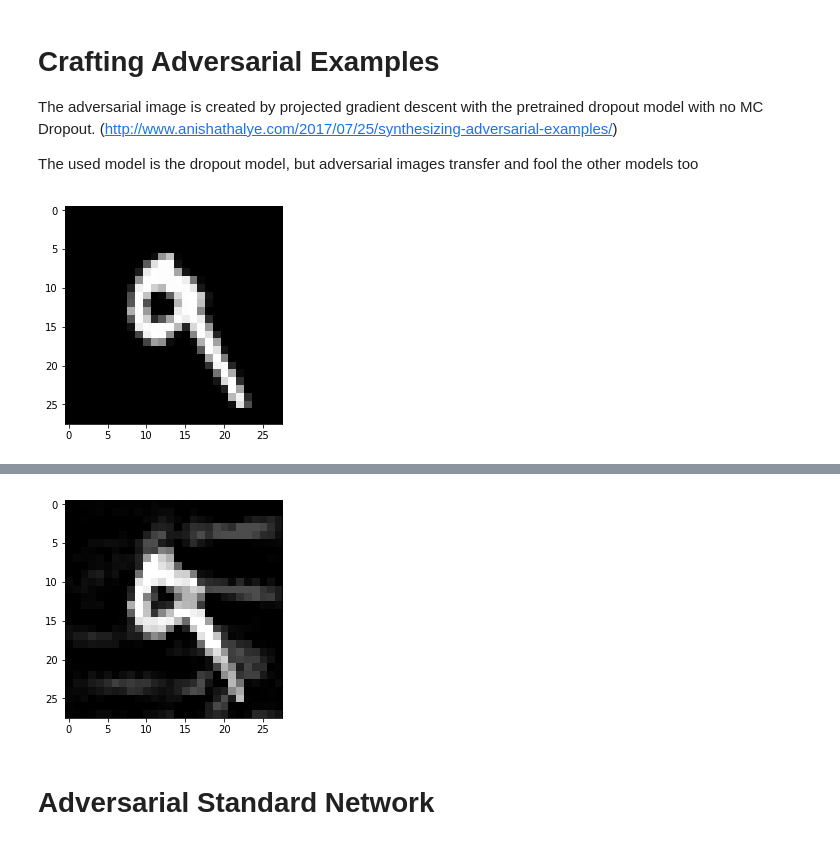
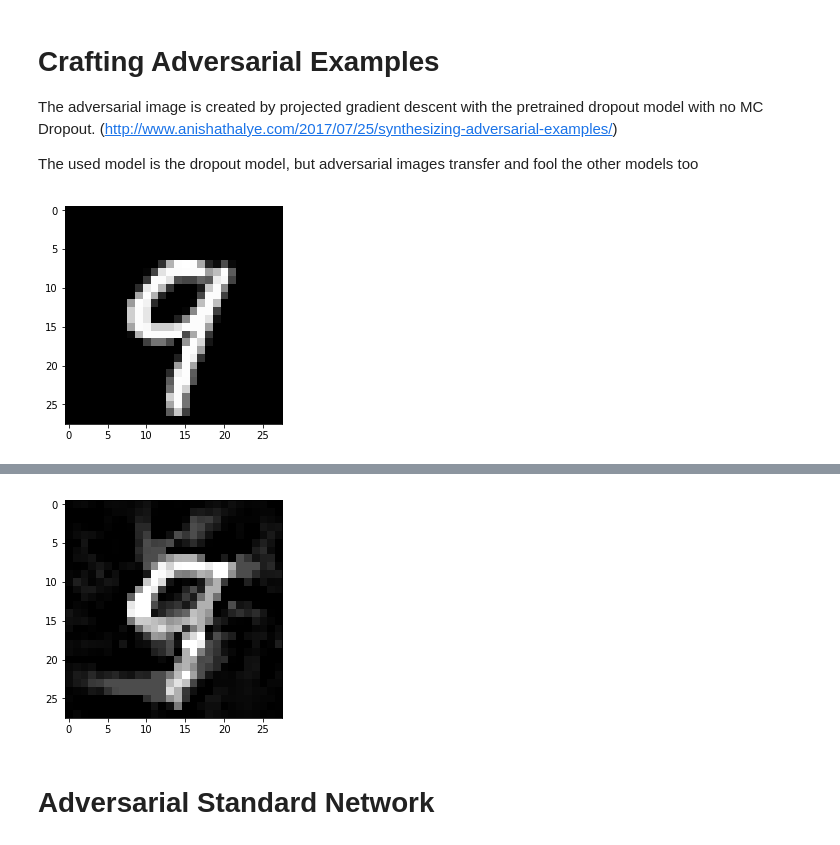
Before and after one commit to hutec/UncertaintyNN, a Jupyter notebook: notebooks/MNIST Adversarial.ipynb, the cells around one changed output, grey strips where cells are left out. Drawn from its saved outputs; the diff is of its cells as text; code cells hidden in the pictures.

```diff
--- a/notebooks/MNIST Adversarial.ipynb
+++ b/notebooks/MNIST Adversarial.ipynb
@@ -20,24 +20,6 @@ import imageio
 # %% [output]
 The autoreload extension is already loaded. To reload it, use:
   %reload_ext autoreload
-# %%
-img = mnist.test.images[1]
-#img = adv_img
-#img = uniform(size=(28, 28))
-
-show(img)
-#print(np.argmax(sess.run(props, feed_dict={x_data: img.reshape(-1, 784), dropout_rate_data: 0.5})))
-
-uncertainties = []
-ys = []
-for i in range(50):
-    ys.append(sess.run(props, feed_dict={x_data: img.reshape(-1, 784), dropout_rate_data: 0.5})[0])
-
-    uncertainties.append(sess.run(tf.square(uncertainty), feed_dict={x_data: img.reshape(-1, 784), dropout_rate_data: 0.5})[0])
-
-fig, axs = plt.subplots(1, 2, figsize=(20, 10))
-axs[0].bar(labels, np.array(ys).mean(axis=0))
-axs[1].bar(labels, np.array(uncertainties).mean(axis=0))
 # %%
 ticks = [str(x) for x in range(10)]
 
@@ -134,12 +116,12 @@ def modify_to(img, target, steps=10000):
     return adv_img
 # %%
 x_test = mnist.test.images
-img = x_test[7]  # example image to be modified
+img = x_test[12]  # example image to be modified
 show(img)
-adv_img = modify_to(img, 5, steps=10000)
+adv_img = modify_to(img, 5, steps=20000)
 imageio.imsave("adv_img.png", adv_img.reshape([28, 28]))
 imageio.imsave("img.png", img.reshape([28, 28]))
 # %% [output]
-[figure, old version]
+[figure, new version]
 INFO:tensorflow:Restoring parameters from mnist_dropout.ckpt
 Modifying image to 5
@@ -150,4 +136,4 @@ step 10000, loss=0.023944
-[figure, old version]
+[figure, new version]
 # %% [markdown]
 # Adversarial Standard Network
 # %%
```
Also changed, not shown: parts of 7 cells of this notebook.
